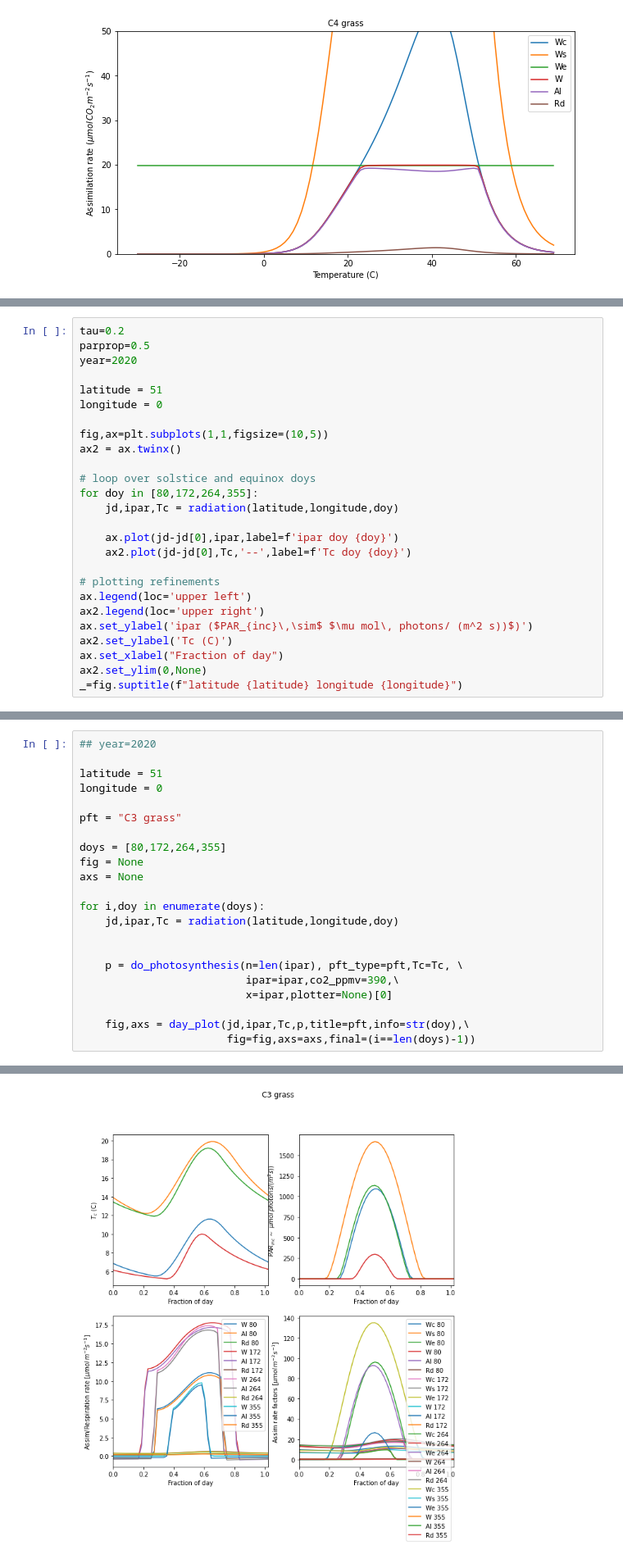
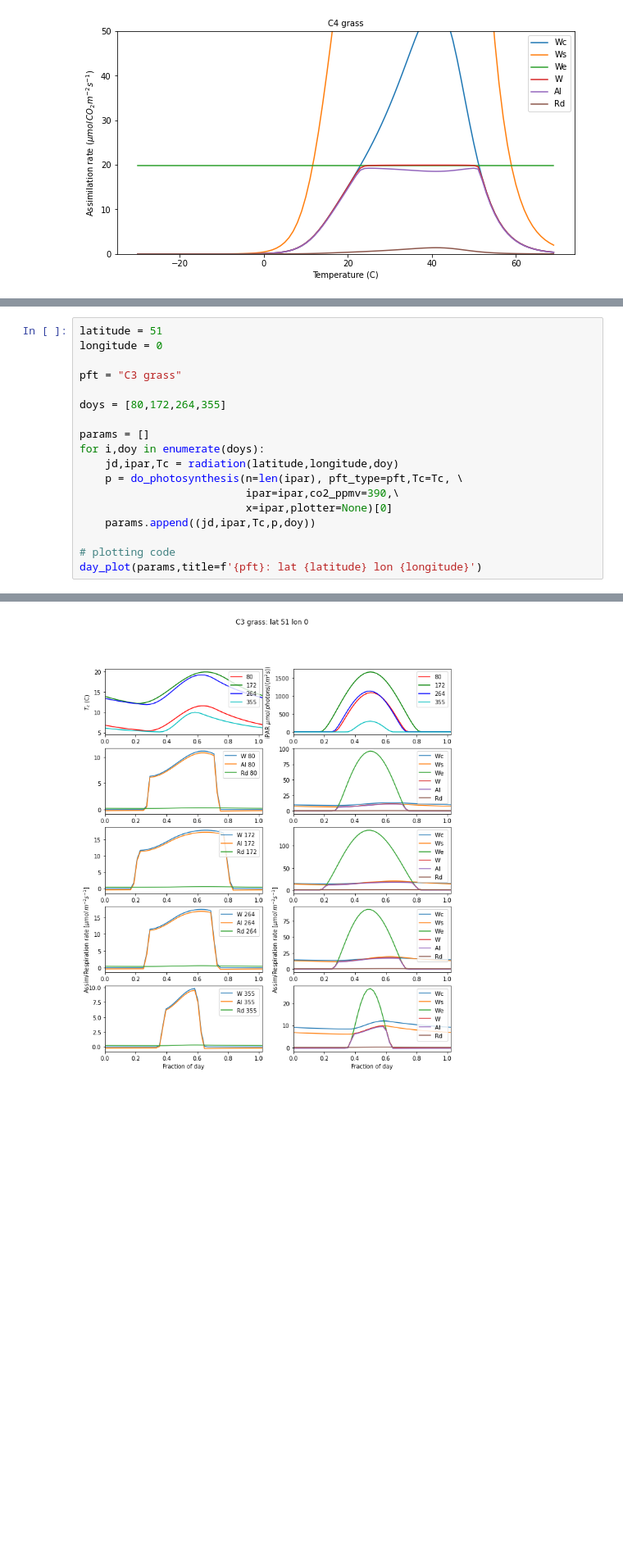
Before and after one commit to UCL-EO/geog0133-practicals, a Jupyter notebook: notebooks/04-Photosynthesis_Modelling_Practical.ipynb, the cells around one changed output, grey strips where cells are left out. Shown at 82% size. Saved outputs shown, nothing was run; the diff lists cells and outputs as text; blank space fills up the shorter version.

```diff
--- a/notebooks/04-Photosynthesis_Modelling_Practical.ipynb
+++ b/notebooks/04-Photosynthesis_Modelling_Practical.ipynb
@@ -989,26 +544,0 @@ We can now run the driver synthesis for some given latitude/longitude and time p
-# %%
-tau=0.2
-parprop=0.5
-year=2020
-
-latitude = 51
-longitude = 0
-
-fig,ax=plt.subplots(1,1,figsize=(10,5))
-ax2 = ax.twinx()
-
-# loop over solstice and equinox doys
-for doy in [80,172,264,355]:
-    jd,ipar,Tc = radiation(latitude,longitude,doy)
-
-    ax.plot(jd-jd[0],ipar,label=f'ipar doy {doy}')
-    ax2.plot(jd-jd[0],Tc,'--',label=f'Tc doy {doy}')
-
-# plotting refinements
-ax.legend(loc='upper left')
-ax2.legend(loc='upper right')
-ax.set_ylabel('ipar ($PAR_{inc}\,\sim$ $\mu mol\, photons/ (m^2 s))$)')
-ax2.set_ylabel('Tc (C)')
-ax.set_xlabel("Fraction of day")
-ax2.set_ylim(0,None)
-_=fig.suptitle(f"latitude {latitude} longitude {longitude}")
@@ -1025,23 +549,19 @@ Now we have some appropriate weather data, we can run the photosynthesis model f
 # %%
-## year=2020
-
 latitude = 51
 longitude = 0
 
 pft = "C3 grass"
 
 doys = [80,172,264,355]
-fig = None
-axs = None
 
+params = []
 for i,doy in enumerate(doys):
     jd,ipar,Tc = radiation(latitude,longitude,doy)
-
-
     p = do_photosynthesis(n=len(ipar), pft_type=pft,Tc=Tc, \
                           ipar=ipar,co2_ppmv=390,\
                           x=ipar,plotter=None)[0]
+    params.append((jd,ipar,Tc,p,doy))
 
-    fig,axs = day_plot(jd,ipar,Tc,p,title=pft,info=str(doy),\
-                       fig=fig,axs=axs,final=(i==len(doys)-1))
+# plotting code
+day_plot(params,title=f'{pft}: lat {latitude} lon {longitude}')
 # %% [output]
@@ -1052 +568 @@ Tmin 5.20 Tmax 10.00 Cloud 81.60 Scale 0.73
-[figure, old version]
+[figure, new version]
```
Also changed, not shown: parts of 60 cells of this notebook, 3 other files.
